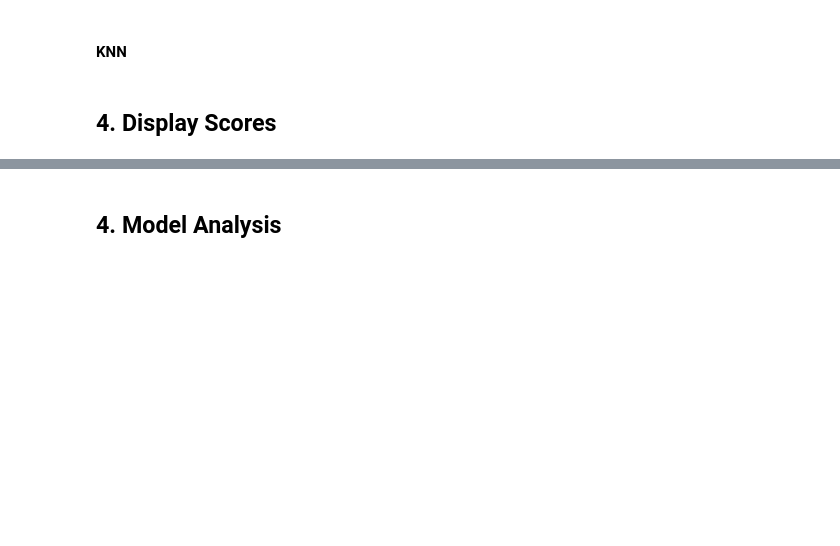
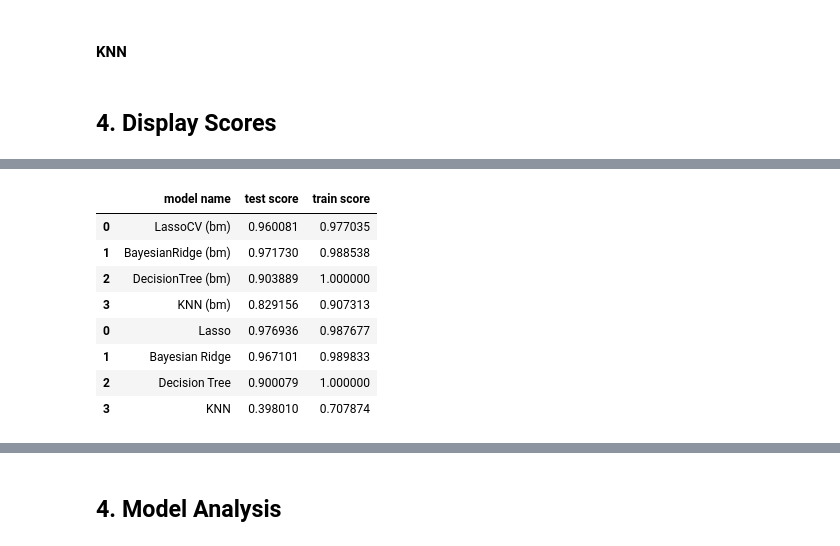
Before and after one commit to cvezie/DSI-Capstone, a Jupyter notebook: ipynb/09-run-models.ipynb, the cells around one changed output, grey strips where cells are left out. Saved outputs shown, nothing was run; the diff lists cells and outputs as text; code cells hidden in the pictures; blank space fills up the shorter version.

```diff
--- a/ipynb/09-run-models.ipynb
+++ b/ipynb/09-run-models.ipynb
@@ -85,0 +86,3 @@ results_df
+# %%
+bm_results_df = pd.read_pickle('./data/bm_results_df.pkl')
+bm_results_df
@@ -85,0 +95,13 @@ results_df
+# %%
+all_results = pd.concat([bm_results_df, results_df])
+all_results
+# %% [output]
+|  | model name | test score | train score |
+| 0 | LassoCV (bm) | 0.960081 | 0.977035 |
+| 1 | BayesianRidge (bm) | 0.971730 | 0.988538 |
+| 2 | DecisionTree (bm) | 0.903889 | 1.000000 |
+| 3 | KNN (bm) | 0.829156 | 0.907313 |
+| 0 | Lasso | 0.976936 | 0.987677 |
+| 1 | Bayesian Ridge | 0.967101 | 0.989833 |
+| 2 | Decision Tree | 0.900079 | 1.000000 |
+| 3 | KNN | 0.398010 | 0.707874 |
```
Also changed, not shown: parts of 7 cells of this notebook, 6 other files.
